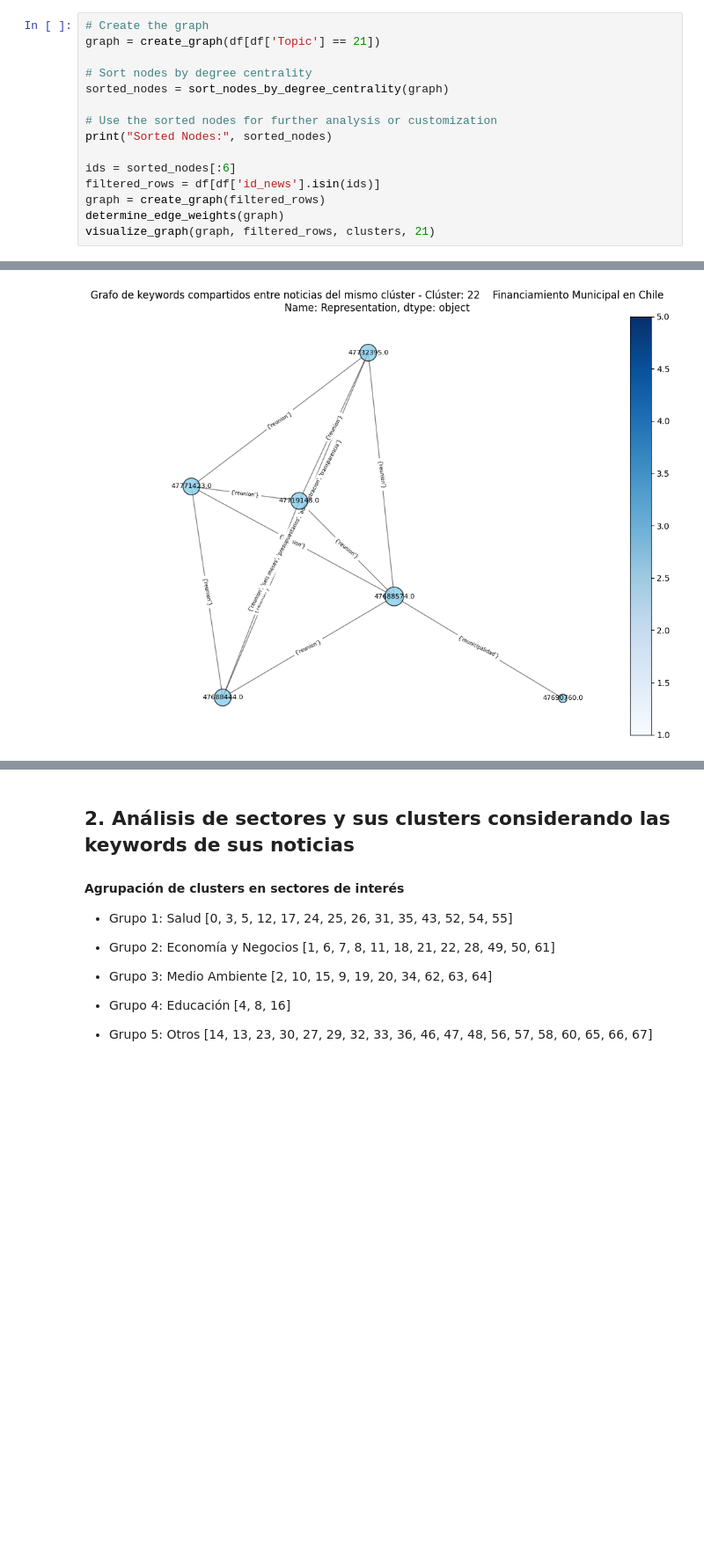
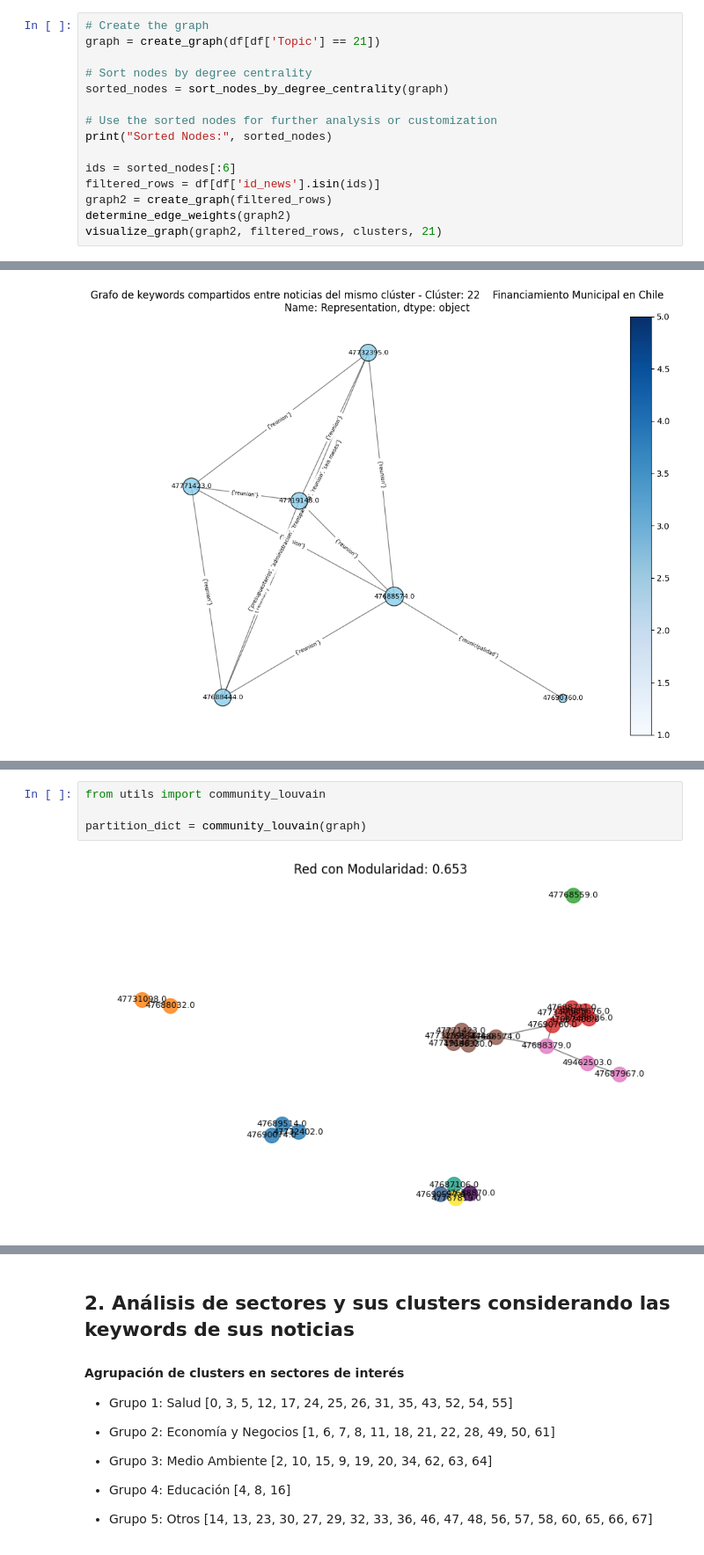
Before and after one commit to recmera/graph-based-issue-detection, a Jupyter notebook: 3-net.ipynb, the cells around one changed output, grey strips where cells are left out. Shown: that part at 88% size. Drawn from its saved outputs; the diff is of its cells as text; blank space fills up the shorter version.

```diff
--- a/3-net.ipynb
+++ b/3-net.ipynb
@@ -133,9 +133,9 @@ print("Sorted Nodes:", sorted_nodes)
 
 ids = sorted_nodes[:6]
 filtered_rows = df[df['id_news'].isin(ids)]
-graph = create_graph(filtered_rows)
-determine_edge_weights(graph)
-visualize_graph(graph, filtered_rows, clusters, 21)
+graph2 = create_graph(filtered_rows)
+determine_edge_weights(graph2)
+visualize_graph(graph2, filtered_rows, clusters, 21)
 # %% [output]
 Sorted Nodes: [47688574.0, 47690760.0, 47719148.0, 47732395.0, 47771423.0, 47688444.0, 47688711.0, 47685676.0, 47734706.0, 47687408.0, 47686330.0, 47688926.0, 47690597.0, 47688870.0, 47687106.0, 47767 ...
 [figure]
@@ -149,3 +149,9 @@ df.loc[df['id_news'].isin(ids)]
 | 661 | 47771423.0 | chile | suractual | https://www.suractual.cl/2022/01/... | Gobernador Díaz se reunió con rep... | Alcalde Carlos Leal Neira recibió... | 2022-01-10 | [] | ['gobernador', 'sector', 'reunion... | gobernador diaz se reunio con rep... | ... |
 | 884 | 47688444.0 | chile | diariolaguino | https://www.diariolaguino.cl/noti... | Cormupa anuncia auditoría interna... | En la primera reunión de director... | 2022-01-19 | ['panguipulli'] | ['administracion', 'presupuestari... | cormupa anuncia auditoria interna... | ... |
 | 960 | 47690760.0 | chile | diariodevaldivia | https://www.diariodevaldivia.cl/n... | Inician monitoreo ambiental en el... | Esta semana comenzó un monitoreo ... | 2022-01-07 | ['valdivia'] | ['monitoreo', 'rios', 'municipali... | inician monitoreo ambiental en el... | ... |
+# %%
+from utils import community_louvain
+
+partition_dict = community_louvain(graph)
+# %% [output]
+[figure, added]
```
Also changed, not shown: parts of 11 cells of this notebook, 1 other file.
